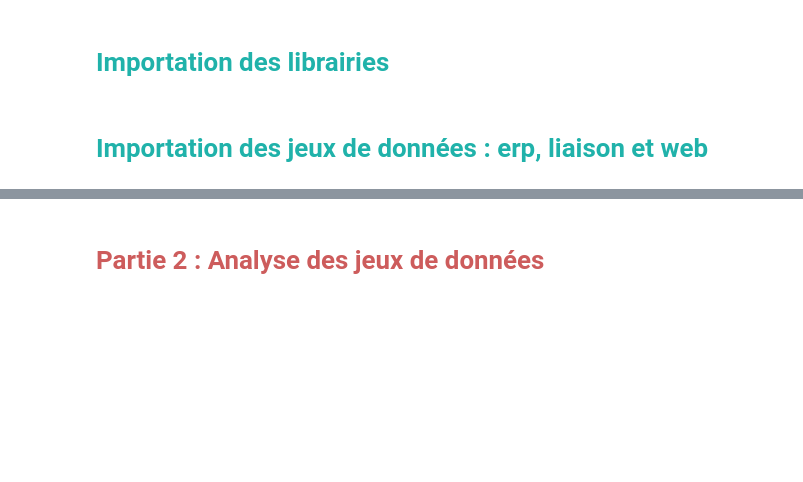
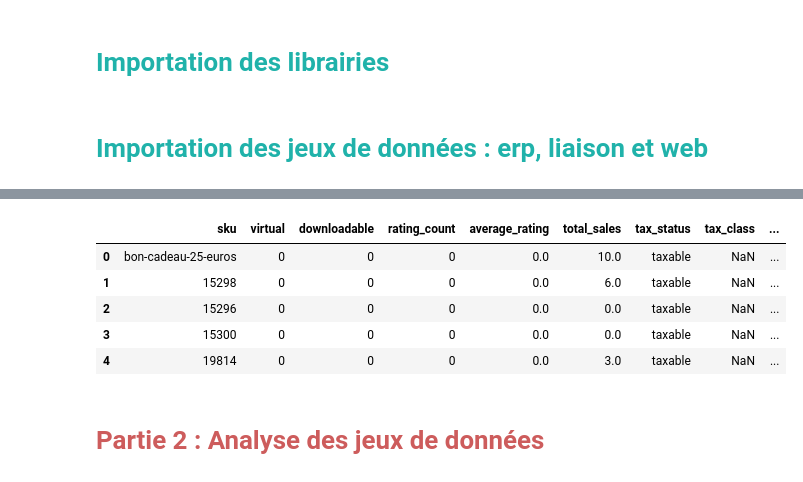
Before and after one commit to Randasabag/Optimisez-la-gestion-des-donn-es-d-une-boutique-avec-R-ou-Python, a Jupyter notebook: P5_alsabbagh_Optimisation_donnees_boutique.ipynb, the cells around one changed output, grey strips where cells are left out. Drawn from its saved outputs; the diff is of its cells as text; code cells hidden in the pictures; blank space fills up the shorter version.

```diff
--- a/P5_alsabbagh_Optimisation_donnees_boutique.ipynb
+++ b/P5_alsabbagh_Optimisation_donnees_boutique.ipynb
@@ -92,0 +100,2 @@ import scipy.stats as st
+# %%
+uploaded = files.upload()
@@ -101,7 +129,14 @@ df_liaison.head()
 # %%
-df_web=pd.read_excel('../input/web-datas/web.xlsx')
+df_web=pd.read_excel(io.BytesIO(uploaded['web.xlsx']))
 pd.set_option('display.max_columns', 28)
 df_web.head()
+# %% [output]
+|  | sku | virtual | downloadable | rating_count | average_rating | total_sales | tax_status | tax_class | ... |
+| 0 | bon-cadeau-25-euros | 0 | 0 | 0 | 0.0 | 10.0 | taxable | NaN | ... |
+| 1 | 15298 | 0 | 0 | 0 | 0.0 | 6.0 | taxable | NaN | ... |
+| 2 | 15296 | 0 | 0 | 0 | 0.0 | 0.0 | taxable | NaN | ... |
+| 3 | 15300 | 0 | 0 | 0 | 0.0 | 0.0 | taxable | NaN | ... |
+| 4 | 19814 | 0 | 0 | 0 | 0.0 | 3.0 | taxable | NaN | ... |
 # %% [markdown]
 # <a name="C3"><font color='indianred'>Partie 2 : Analyse des jeux de données</font></a>
 # %% [markdown]
```
Also changed, not shown: parts of 35 cells of this notebook.
